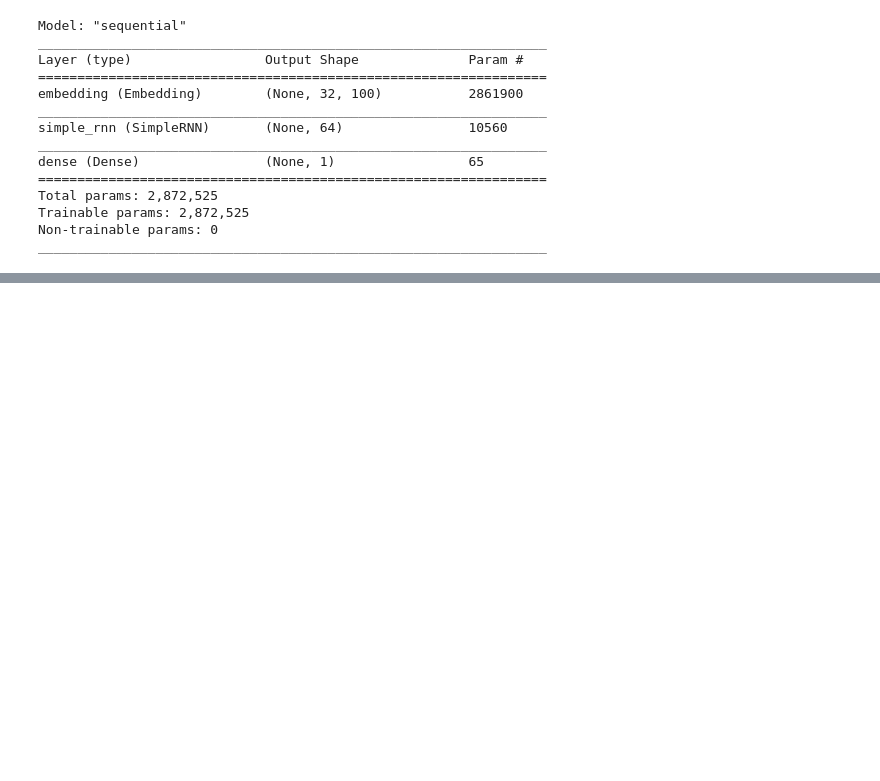
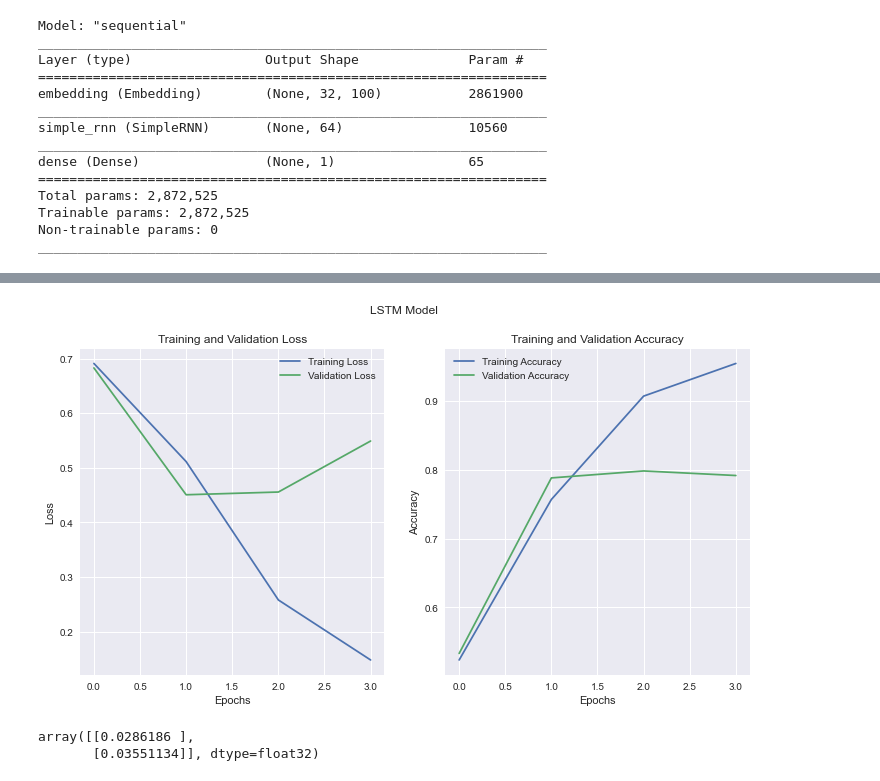
Before and after one commit to AngKS/Deep-Learning-CA1, a Jupyter notebook: Technical Paper/analysis.ipynb, the cells around one changed output, grey strips where cells are left out. Saved outputs shown, nothing was run; the diff lists cells and outputs as text; code cells hidden in the pictures; blank space fills up the shorter version.

```diff
--- a/Technical Paper/analysis.ipynb
+++ b/Technical Paper/analysis.ipynb
@@ -269,0 +287,12 @@ plotLossAccGraph(simpleRNN_result)
+# %%
+# Model 02: LSTM model
+
+lstm_model = tf.keras.Sequential([
+    tf.keras.layers.Embedding(input_dim=num_words, output_dim=100, input_length=max_len),
+    tf.keras.layers.LSTM(32, return_sequences=True),
+    tf.keras.layers.LSTM(64, return_sequences=True),
+    tf.keras.layers.Dropout(0.4),
+    tf.keras.layers.LSTM(64, dropout=0.2),
+    tf.keras.layers.Dense(1, activation='sigmoid')
+])
+lstm_model.compile(loss='binary_crossentropy', optimizer='adam', metrics=['accuracy'])
@@ -269,0 +322,3 @@ plotLossAccGraph(simpleRNN_result)
+# %%
+# Fit lstm model
+lstm_result = lstm_model.fit(X_train, y_train, epochs=20, batch_size=1024, validation_data=(X_test, y_test), callbacks=[callback])
@@ -269,0 +334,9 @@ plotLossAccGraph(simpleRNN_result)
+# %%
+plotLossAccGraph(lstm_result, title="LSTM Model")
+# %% [output]
+[figure, added]
+# %%
+inferencing(lstm_model, ["Granny's cooking a feast tonight!", "you look so Cool!"])
+# %% [output]
+array([[0.0286186 ],
+       [0.03551134]], dtype=float32)
```
Also changed, not shown: parts of 15 cells of this notebook.
